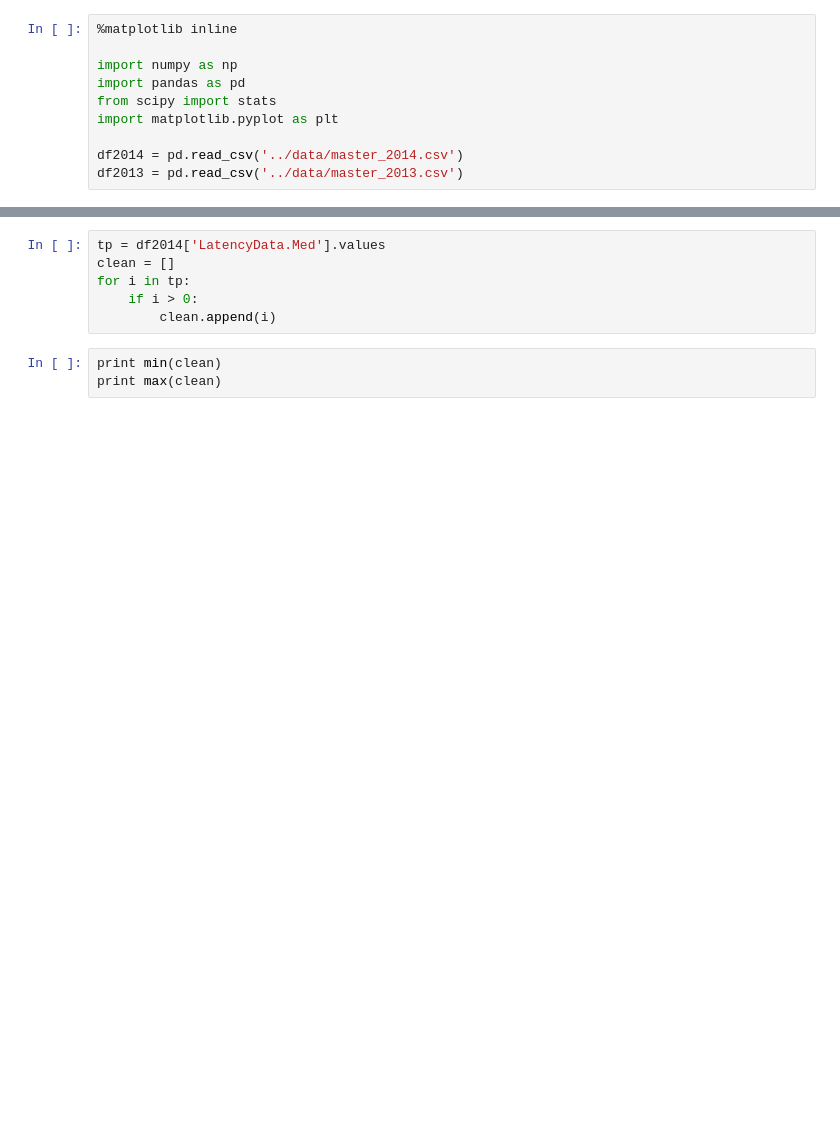
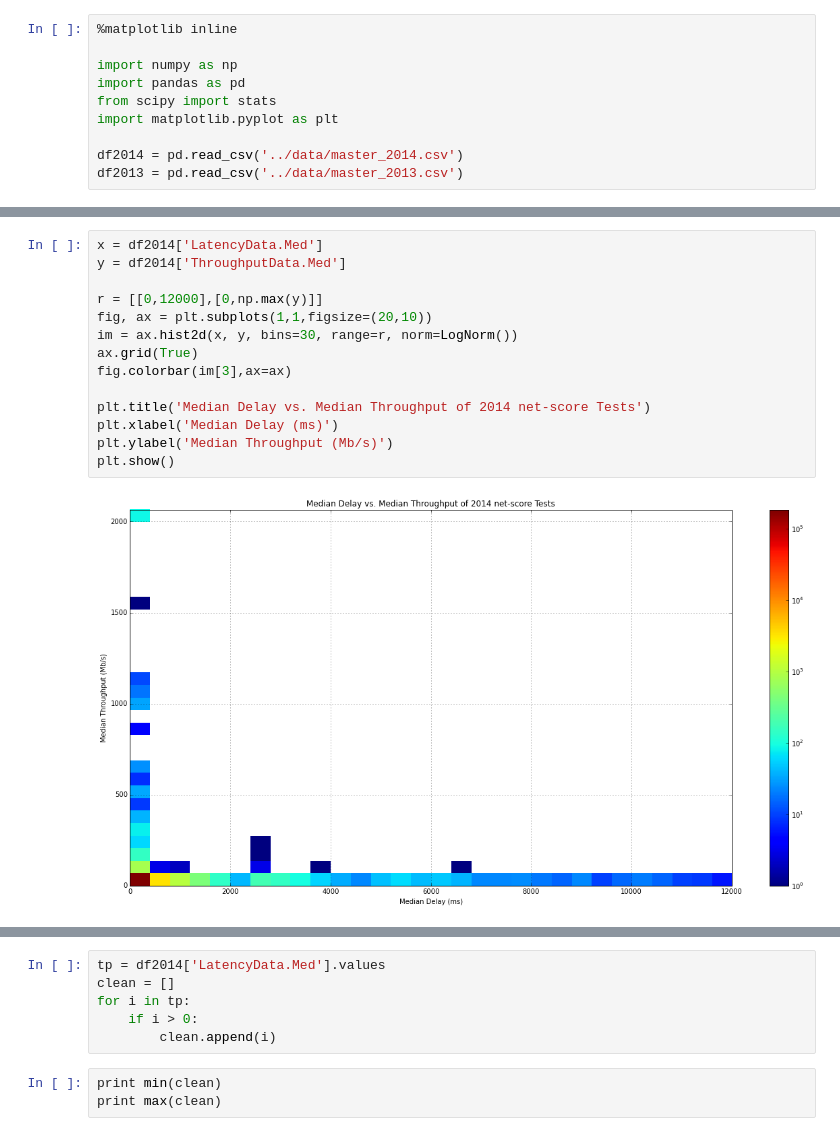
Before and after one commit to amirunpri2018/net-score, a Jupyter notebook: notebooks/DCH-v4.ipynb, the cells around one changed output, grey strips where cells are left out. Saved outputs shown, nothing was run; the diff lists cells and outputs as text; blank space fills up the shorter version.

```diff
--- a/notebooks/DCH-v4.ipynb
+++ b/notebooks/DCH-v4.ipynb
@@ -58,0 +62,16 @@ plt.show()
+# %%
+x = df2014['LatencyData.Med']
+y = df2014['ThroughputData.Med']
+
+r = [[0,12000],[0,np.max(y)]]
+fig, ax = plt.subplots(1,1,figsize=(20,10))
+im = ax.hist2d(x, y, bins=30, range=r, norm=LogNorm())
+ax.grid(True)
+fig.colorbar(im[3],ax=ax)
+
+plt.title('Median Delay vs. Median Throughput of 2014 net-score Tests')
+plt.xlabel('Median Delay (ms)')
+plt.ylabel('Median Throughput (Mb/s)')
+plt.show()
+# %% [output]
+[figure, added]
```
Also changed, not shown: parts of 10 cells of this notebook, 4 other files.
